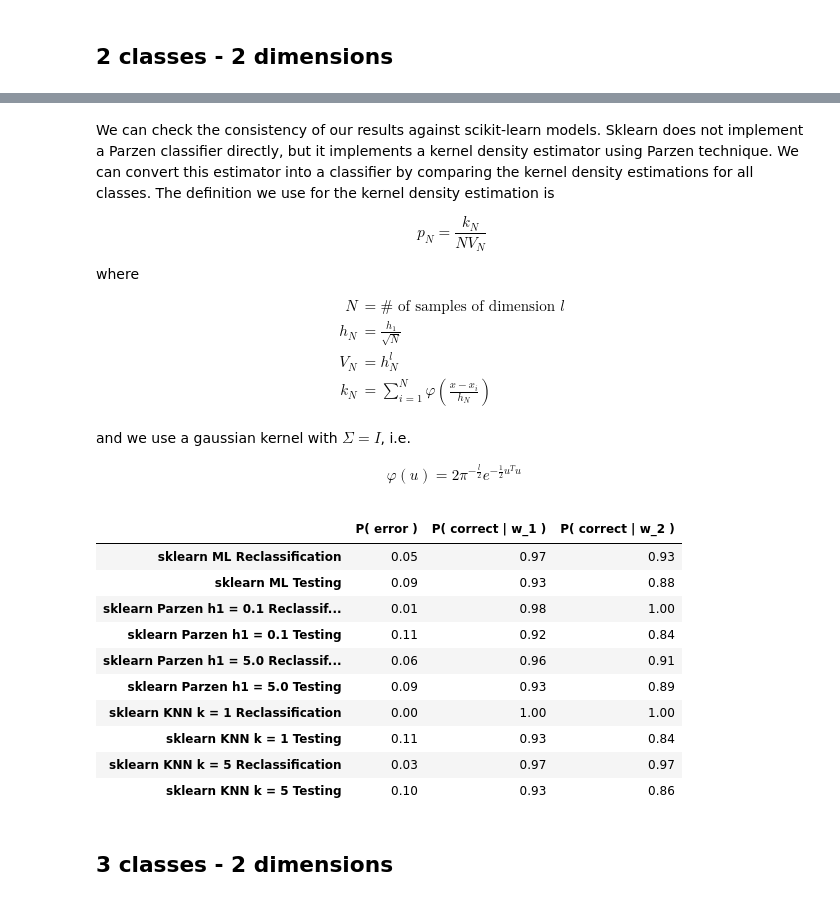
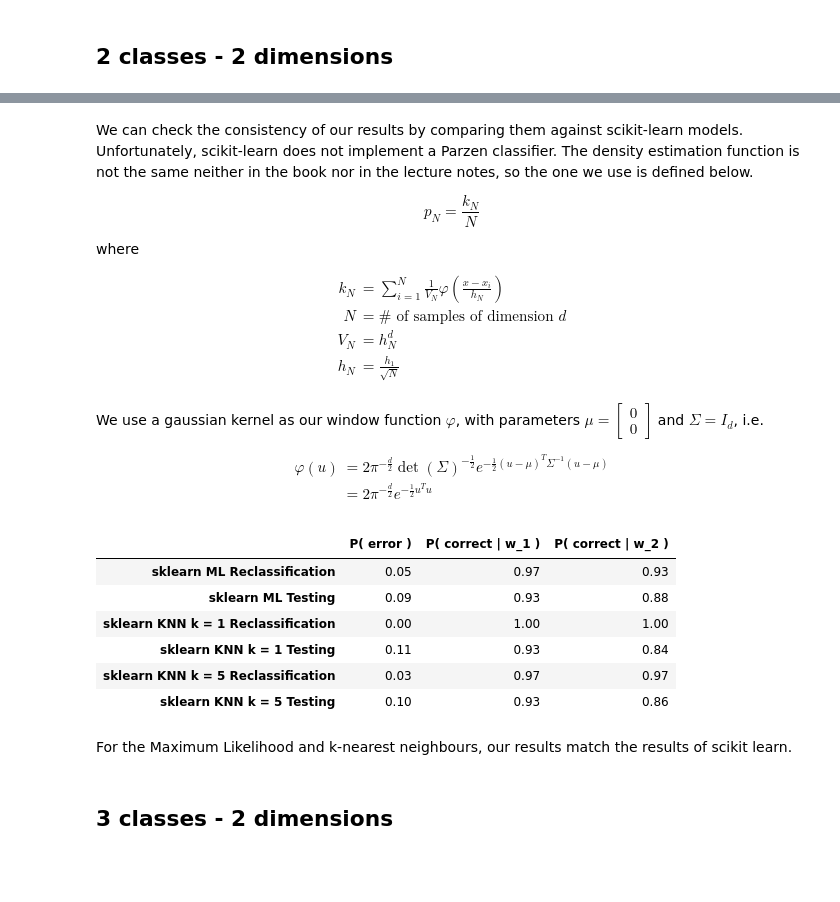
Before and after one commit to teobouvard/study, a Jupyter notebook: 4-UiS/machine-learning/assignments/lab4/lab.ipynb, the cells around one changed output, grey strips where cells are left out. Cells and saved outputs as stored; diff of their text form; code cells hidden in the pictures; blank space fills up the shorter version.

```diff
--- a/4-UiS/machine-learning/assignments/lab4/lab.ipynb
+++ b/4-UiS/machine-learning/assignments/lab4/lab.ipynb
@@ -83,51 +82,49 @@ train_test_evaluate(models)
 # %% [markdown]
-We can check the consistency of our results against scikit-learn models. Sklearn does not implement a Parzen classifier directly, but it  implements a kernel density estimator using Parzen technique. We can convert this estimator into a classifier by comparing the kernel density estimations for all classes. The definition we use for the kernel density estimation is
+We can check the consistency of our results by comparing them against scikit-learn models.
+Unfortunately, scikit-learn does not implement a Parzen classifier. The density estimation function is not the same neither in the book nor in the lecture notes, so the one we use is defined below.
 
 \begin{equation*}
-p_N = \frac{k_N}{N V_N}
+p_N = \frac{k_N}{N}
 \end{equation*}
 
 where
 
 \begin{align*}
-N &= \text{# of samples of dimension $l$} \\
+k_N &= \sum_{i=1}^N \frac{1}{V_N} \varphi(\frac{x-x_i}{h_N}) \\
+N &= \text{# of samples of dimension $d$} \\
+V_N &= h_N^d \\
 h_N &= \frac{h_1} {\sqrt{N}} \\
-V_N &= h_N^l \\
-k_N &= \sum_{i=1}^N \varphi(\frac{x-x_i}{h_N}) \\
 \end{align*}
 
-and we use a gaussian kernel with $\Sigma = I$, i.e.
+We use a gaussian kernel as our window function $\varphi$, with parameters $\mu = \begin{bmatrix} 0 \\ 0\end{bmatrix}$ and $\Sigma = I_d$, i.e.
 
 \begin{align*}
-\varphi(u) = 2\pi^{-\frac{l}{2}} e^{-\frac{1}{2} u^T u}
+\varphi(u)
+&= 2\pi^{-\frac{d}{2}} \det(\Sigma)^{-\frac{1}{2}} e^{-\frac{1}{2} (u-\mu)^T \Sigma^{-1} (u-\mu)} \\
+&= 2\pi^{-\frac{d}{2}} e^{-\frac{1}{2} u^T u}
 \end{align*}
 # %%
 from sklearn.naive_bayes import GaussianNB
 from sklearn.neighbors import KNeighborsClassifier
-from models import SKLParzenClassifier
 
 sklearn_models = {
     "sklearn ML" : {'class':GaussianNB, 'kwargs' : {'var_smoothing':0}},
-    "sklearn Parzen h1 = 0.1" : {'class':SKLParzenClassifier, 'kwargs' : {'h':0.1}},
-    "sklearn Parzen h1 = 5.0" : {'class':SKLParzenClassifier, 'kwargs' : {'h':5.0}},
     "sklearn KNN k = 1" : {'class':KNeighborsClassifier, 'kwargs' : {'n_neighbors':1}},
     "sklearn KNN k = 5" : {'class':KNeighborsClassifier, 'kwargs' : {'n_neighbors':5}}
 }
 
 
 train_test_evaluate(sklearn_models)
 # %% [output]
 |  | P( error ) | P( correct | w_1 ) | P( correct | w_2 ) |
 | sklearn ML Reclassification | 0.05 | 0.97 | 0.93 |
 | sklearn ML Testing | 0.09 | 0.93 | 0.88 |
-| sklearn Parzen h1 = 0.1 Reclassif... | 0.01 | 0.98 | 1.00 |
-| sklearn Parzen h1 = 0.1 Testing | 0.11 | 0.92 | 0.84 |
-| sklearn Parzen h1 = 5.0 Reclassif... | 0.06 | 0.96 | 0.91 |
-| sklearn Parzen h1 = 5.0 Testing | 0.09 | 0.93 | 0.89 |
 | sklearn KNN k = 1 Reclassification | 0.00 | 1.00 | 1.00 |
 | sklearn KNN k = 1 Testing | 0.11 | 0.93 | 0.84 |
 | sklearn KNN k = 5 Reclassification | 0.03 | 0.97 | 0.97 |
 | sklearn KNN k = 5 Testing | 0.10 | 0.93 | 0.86 |
+# %% [markdown]
+For the Maximum Likelihood and k-nearest neighbours, our results match the results of scikit learn.
 # %% [markdown]
 ## 3 classes - 2 dimensions
 # %%
```
Also changed, not shown: parts of 16 cells of this notebook, 2 other files.
